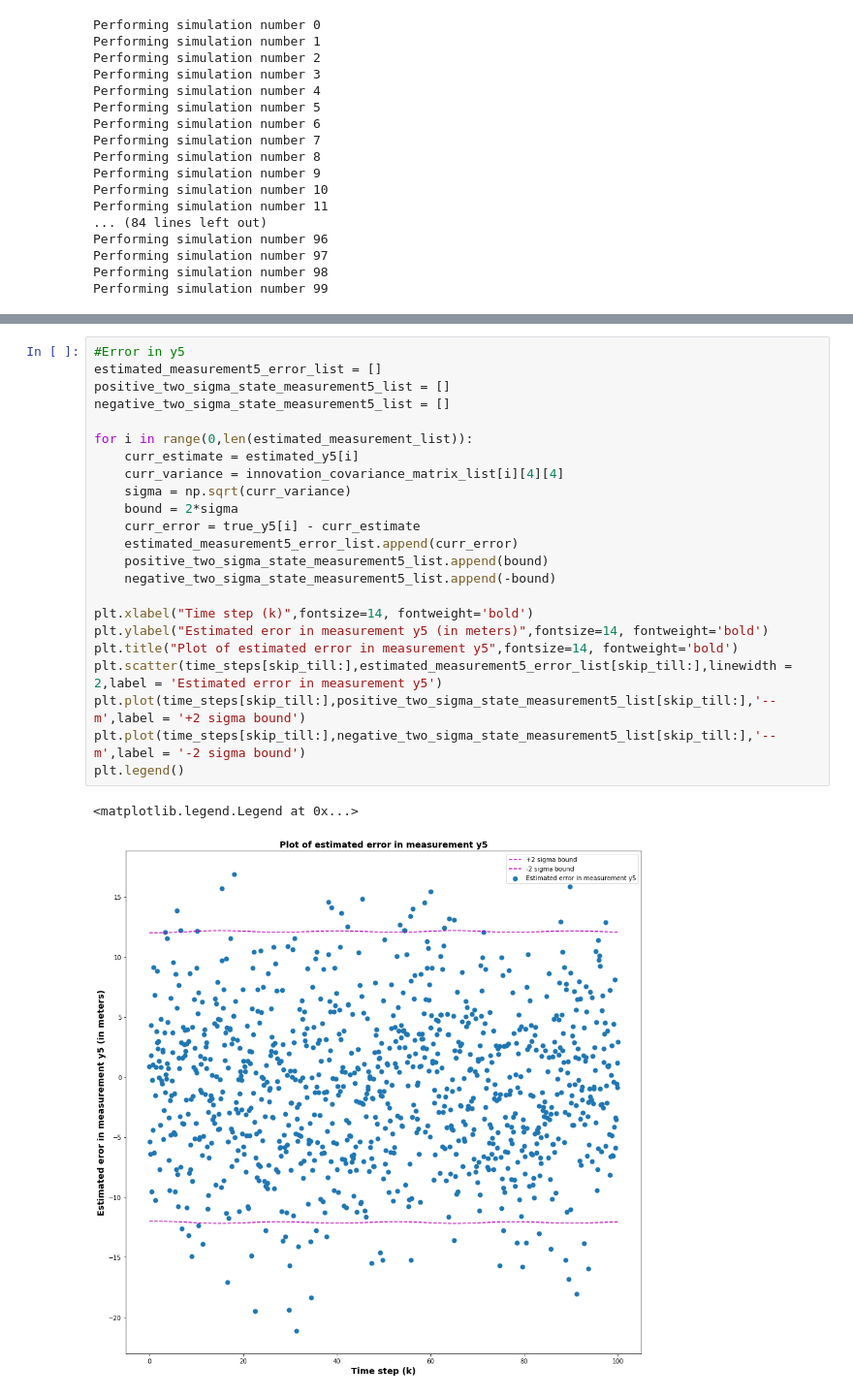
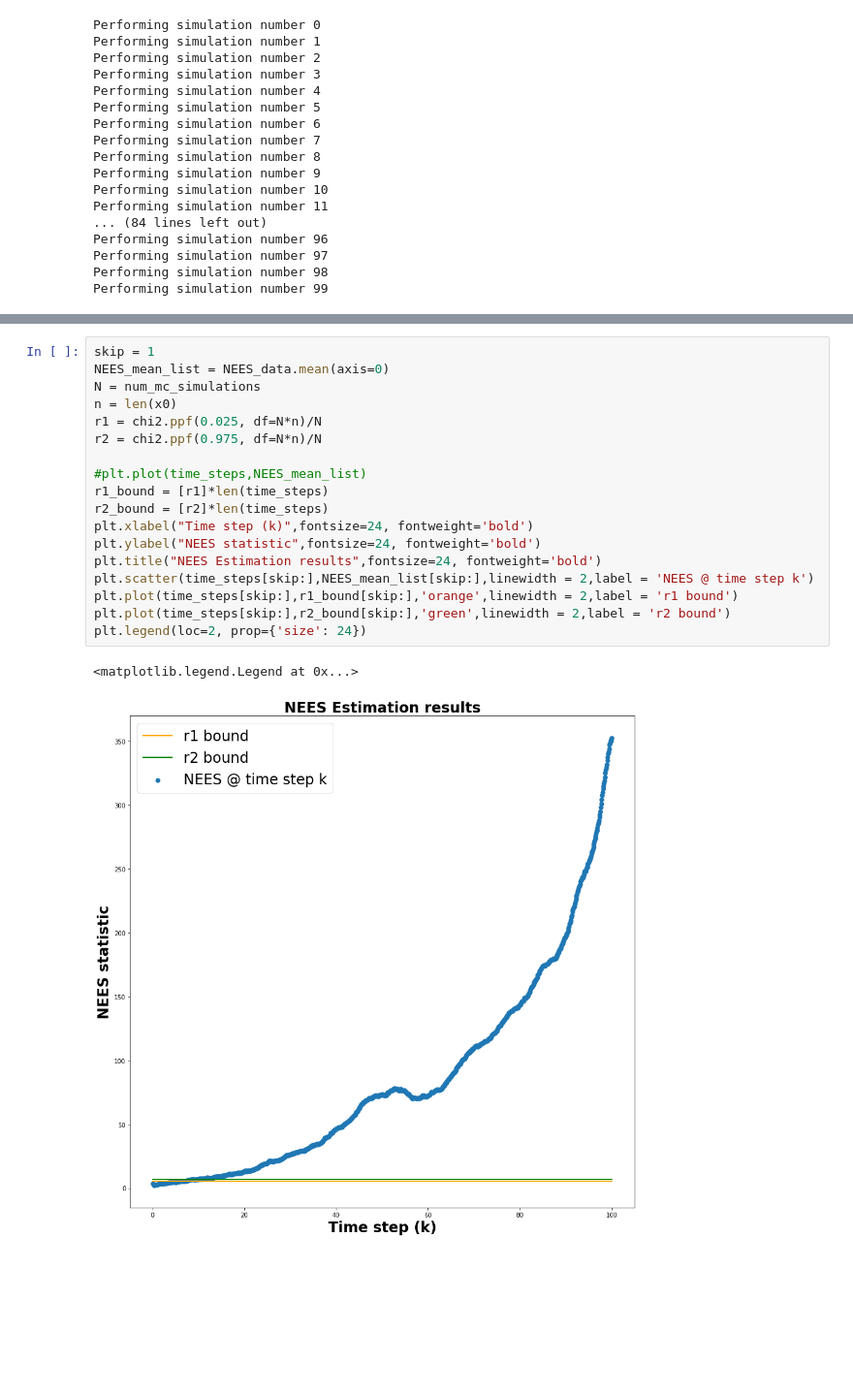
Before and after one commit to himanshugupta1009/robot_localization, a Jupyter notebook: Project_Report_2/LKF.ipynb, the cells around one changed output, grey strips where cells are left out. Shown at 97% size. Saved outputs shown, nothing was run; the diff lists cells and outputs as text; blank space fills up the shorter version.

```diff
--- a/Project_Report_2/LKF.ipynb
+++ b/Project_Report_2/LKF.ipynb
@@ -993,26 +442,21 @@ plt.legend()
-# %%
-#Error in y5
-estimated_measurement5_error_list = []
-positive_two_sigma_state_measurement5_list = []
-negative_two_sigma_state_measurement5_list = []
-
-for i in range(0,len(estimated_measurement_list)):
-    curr_estimate = estimated_y5[i]
-    curr_variance = innovation_covariance_matrix_list[i][4][4]
-    sigma = np.sqrt(curr_variance)
-    bound = 2*sigma
-    curr_error = true_y5[i] - curr_estimate
-    estimated_measurement5_error_list.append(curr_error)
-    positive_two_sigma_state_measurement5_list.append(bound)
-    negative_two_sigma_state_measurement5_list.append(-bound)
-
-plt.xlabel("Time step (k)",fontsize=14, fontweight='bold')
-plt.ylabel("Estimated eror in measurement y5 (in meters)",fontsize=14, fontweight='bold')
-plt.title("Plot of estimated error in measurement y5",fontsize=14, fontweight='bold')
-plt.scatter(time_steps[skip_till:],estimated_measurement5_error_list[skip_till:],linewidth = 2,label = 'Estimated error in measurement y5')
-plt.plot(time_steps[skip_till:],positive_two_sigma_state_measurement5_list[skip_till:],'--m',label = '+2 sigma bound')
-plt.plot(time_steps[skip_till:],negative_two_sigma_state_measurement5_list[skip_till:],'--m',label = '-2 sigma bound')
-plt.legend()
-# %% [output]
-<matplotlib.legend.Legend at 0x...>
-[figure, removed]
+# %%
+skip = 1
+NEES_mean_list = NEES_data.mean(axis=0)
+N = num_mc_simulations
+n = len(x0)
+r1 = chi2.ppf(0.025, df=N*n)/N
+r2 = chi2.ppf(0.975, df=N*n)/N
+
+#plt.plot(time_steps,NEES_mean_list)
+r1_bound = [r1]*len(time_steps)
+r2_bound = [r2]*len(time_steps)
+plt.xlabel("Time step (k)",fontsize=24, fontweight='bold')
+plt.ylabel("NEES statistic",fontsize=24, fontweight='bold')
+plt.title("NEES Estimation results",fontsize=24, fontweight='bold')
+plt.scatter(time_steps[skip:],NEES_mean_list[skip:],linewidth = 2,label = 'NEES @ time step k')
+plt.plot(time_steps[skip:],r1_bound[skip:],'orange',linewidth = 2,label = 'r1 bound')
+plt.plot(time_steps[skip:],r2_bound[skip:],'green',linewidth = 2,label = 'r2 bound')
+plt.legend(loc=2, prop={'size': 24})
+# %% [output]
+<matplotlib.legend.Legend at 0x...>
+[figure, added]
```
Also changed, not shown: parts of 48 cells of this notebook, 1 other file.
